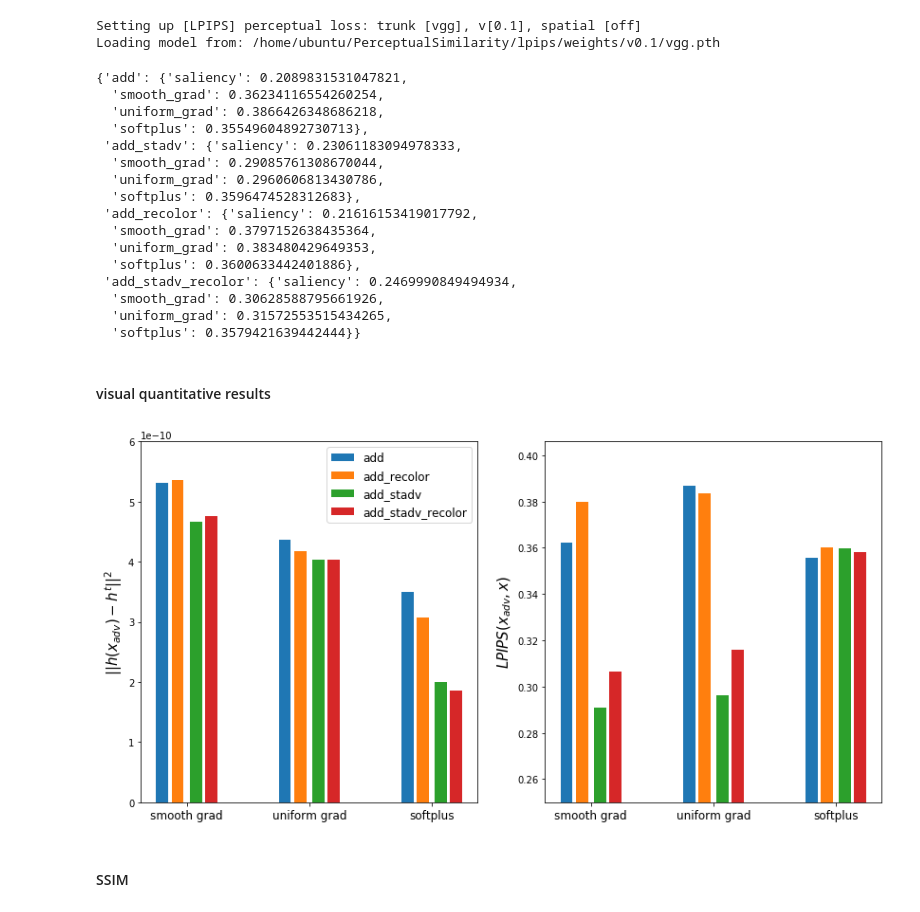
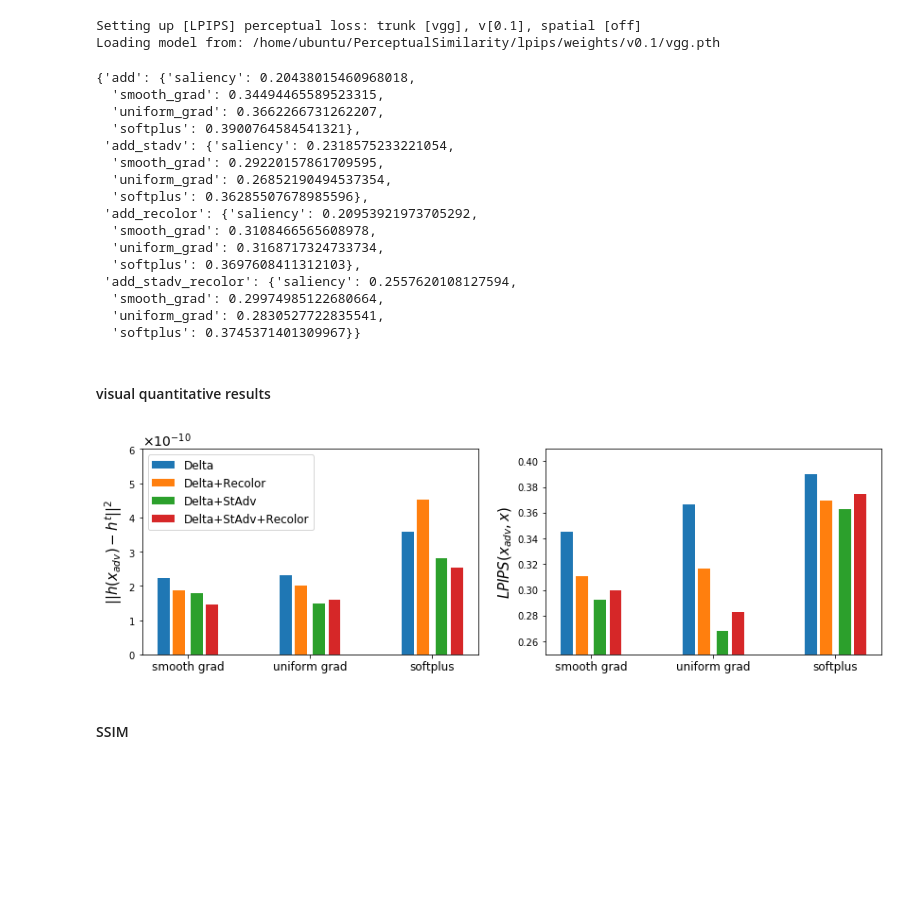
Before and after one commit to ahmadajal/Robust_Explanations, a Jupyter notebook: notebooks/results_post_hoc_methods.ipynb, the cells around one changed output. Saved outputs shown, nothing was run; the diff lists cells and outputs as text; code cells hidden in the pictures; blank space fills up the shorter version.

Commit message:
new results + avg of mse over 25 examples

```diff
--- a/notebooks/results_post_hoc_methods.ipynb
+++ b/notebooks/results_post_hoc_methods.ipynb
@@ -209,9 +239,16 @@ mse_to_target_map = {"add": {"saliency": 0, "smooth_grad": 0, "uniform_grad": 0,
 
 for att in ["add", "add_stadv", "add_recolor", "add_stadv_recolor"]:
     for method in ["saliency", "smooth_grad", "uniform_grad", "softplus"]:
-        normalized_p_expl = torch.sum(p_expl[att][method].squeeze(), 0, True)
-        normalized_p_expl = normalized_p_expl / torch.sum(normalized_p_expl)
-        mse_to_target_map[att][method] = F.mse_loss(target_map, normalized_p_expl)
+        if method == "softplus":
+            with open("../examples/output_expl/"+att+"/output.log", "r") as f:
+                lines = f.readlines()
+        else:
+            with open("../examples/output_expl_relu/"+att+"/"+method+"/output.log", "r") as f:
+                lines = f.readlines()
+        for l in lines[::-1]:
+            if l.startswith("Final MSE"):
+                mse_to_target_map[att][method] = float(l.strip().split(" ")[-1])
+                break
 # %%
 mse_to_target_map
 # %% [output]
@@ -249,86 +286,94 @@ lpips_to_original_image = {"add": {"saliency": 0, "smooth_grad": 0, "uniform_gra
          "add_stadv_recolor": {"saliency": 0, "smooth_grad": 0, "uniform_grad": 0, "softplus": 0}}
 for att in ["add", "add_stadv", "add_recolor", "add_stadv_recolor"]:
     for method in ["saliency", "smooth_grad", "uniform_grad", "softplus"]:
-        lpips_to_original_image[att][method] = lpips_dist.forward(img, p_img[att][method]).item()
+        if method == "softplus":
+            with open("../examples/output_expl/"+att+"/output.log", "r") as f:
+                lines = f.readlines()
+        else:
+            with open("../examples/output_expl_relu/"+att+"/"+method+"/output.log", "r") as f:
+                lines = f.readlines()
+        lpips_to_original_image[att][method] = float(lines[-1].strip().split(" ")[-1])
 # %%
 lpips_to_original_image
 # %% [output]
-{'add': {'saliency': 0.2089831531047821,
-  'smooth_grad': 0.36234116554260254,
-  'uniform_grad': 0.3866426348686218,
-  'softplus': 0.35549604892730713},
- 'add_stadv': {'saliency': 0.23061183094978333,
-  'smooth_grad': 0.29085761308670044,
-  'uniform_grad': 0.2960606813430786,
-  'softplus': 0.3596474528312683},
- 'add_recolor': {'saliency': 0.21616153419017792,
-  'smooth_grad': 0.3797152638435364,
-  'uniform_grad': 0.383480429649353,
-  'softplus': 0.3600633442401886},
- 'add_stadv_recolor': {'saliency': 0.2469990849494934,
-  'smooth_grad': 0.30628588795661926,
-  'uniform_grad': 0.31572553515434265,
-  'softplus': 0.3579421639442444}}
+{'add': {'saliency': 0.20438015460968018,
+  'smooth_grad': 0.34494465589523315,
+  'uniform_grad': 0.3662266731262207,
+  'softplus': 0.3900764584541321},
+ 'add_stadv': {'saliency': 0.2318575233221054,
+  'smooth_grad': 0.29220157861709595,
+  'uniform_grad': 0.26852190494537354,
+  'softplus': 0.36285507678985596},
+ 'add_recolor': {'saliency': 0.20953921973705292,
+  'smooth_grad': 0.3108466565608978,
+  'uniform_grad': 0.3168717324733734,
+  'softplus': 0.3697608411312103},
+ 'add_stadv_recolor': {'saliency': 0.2557620108127594,
+  'smooth_grad': 0.29974985122680664,
+  'uniform_grad': 0.2830527722835541,
+  'softplus': 0.3745371401309967}}
 # %% [markdown]
 #### visual quantitative results
 # %%
-fig, ax = plt.subplots(1,2, figsize=(14, 7))
+fig, ax = plt.subplots(1,2, figsize=(14, 4))
 
 x_s = np.array([1,2,3])
 ax[0].bar(x_s - 0.2,
            [mse_to_target_map["add"]["smooth_grad"],
             mse_to_target_map["add"]["uniform_grad"],
-            mse_to_target_map["add"]["softplus"]], width=0.1, label="add")
+            mse_to_target_map["add"]["softplus"]], width=0.1, label="Delta")
 
 ax[0].bar(x_s - 0.075,
            [mse_to_target_map["add_recolor"]["smooth_grad"],
             mse_to_target_map["add_recolor"]["uniform_grad"],
-            mse_to_target_map["add_recolor"]["softplus"]], width=0.1, label="add_recolor")
+            mse_to_target_map["add_recolor"]["softplus"]], width=0.1, label="Delta+Recolor")
 
 ax[0].bar(x_s + 0.075,
            [mse_to_target_map["add_stadv"]["smooth_grad"],
             mse_to_target_map["add_stadv"]["uniform_grad"],
-            mse_to_target_map["add_stadv"]["softplus"]], width=0.1, label="add_stadv")
+            mse_to_target_map["add_stadv"]["softplus"]], width=0.1, label="Delta+StAdv")
 
 ax[0].bar(x_s + 0.2,
            [mse_to_target_map["add_stadv_recolor"]["smooth_grad"],
             mse_to_target_map["add_stadv_recolor"]["uniform_grad"],
-            mse_to_target_map["add_stadv_recolor"]["softplus"]], width=0.1, label="add_stadv_recolor")
+            mse_to_target_map["add_stadv_recolor"]["softplus"]], width=0.1, label="Delta+StAdv+Recolor")
 
 ax[0].set_xticks(x_s)
 ax[0].set_xticklabels(["smooth grad", "uniform grad", "softplus"], fontsize=12)
 ax[0].legend(fontsize=12)
 ax[0].set_ylabel(r"$||h(x_{adv}) - h^t||^2$", fontsize=15)
+ax[0].ticklabel_format(style='sci', axis='y',scilimits=(0,0), useMathText=True)
+ax[0].yaxis.get_offset_text().set_fontsize(14)
 ax[0].set_ylim(top=6e-10)
 
 ax[1].bar(x_s - 0.2,
            [lpips_to_original_image["add"]["smooth_grad"],
             lpips_to_original_image["add"]["uniform_grad"],
-            lpips_to_original_image["add"]["softplus"]], width=0.1, label="add")
+            lpips_to_original_image["add"]["softplus"]], width=0.1, label="Delta")
 
 ax[1].bar(x_s - 0.075,
            [lpips_to_original_image["add_recolor"]["smooth_grad"],
             lpips_to_original_image["add_recolor"]["uniform_grad"],
-            lpips_to_original_image["add_recolor"]["softplus"]], width=0.1, label="add_recolor")
+            lpips_to_original_image["add_recolor"]["softplus"]], width=0.1, label="Delta+Recolor")
 
 ax[1].bar(x_s + 0.075,
            [lpips_to_original_image["add_stadv"]["smooth_grad"],
             lpips_to_original_image["add_stadv"]["uniform_grad"],
-            lpips_to_original_image["add_stadv"]["softplus"]], width=0.1, label="add_stadv")
+            lpips_to_original_image["add_stadv"]["softplus"]], width=0.1, label="Delta+StAdv")
 
 ax[1].bar(x_s + 0.2,
            [lpips_to_original_image["add_stadv_recolor"]["smooth_grad"],
             lpips_to_original_image["add_stadv_recolor"]["uniform_grad"],
-            lpips_to_original_image["add_stadv_recolor"]["softplus"]], width=0.1, label="add_stadv_recolor")
+            lpips_to_original_image["add_stadv_recolor"]["softplus"]], width=0.1, label="Delta+StAdv+Recolor")
 
 ax[1].set_xticks(x_s)
 ax[1].set_xticklabels(["smooth grad", "uniform grad", "softplus"], fontsize=12)
 # ax[1].legend(fontsize=12)
 ax[1].set_ylim(bottom=0.25)
 ax[1].set_ylabel(r"$LPIPS(x_{adv}, x)$", fontsize=15)
 plt.savefig("compare_attacks_mse.jpg", dpi=300, bbox_inches='tight', pad_inches=0.05);
 # %% [output]
-[figure, old version]
+[figure, new version]
 # %% [markdown]
 #### SSIM
 # %%
```
Also changed, not shown: parts of 19 cells of this notebook, 11 other files.
